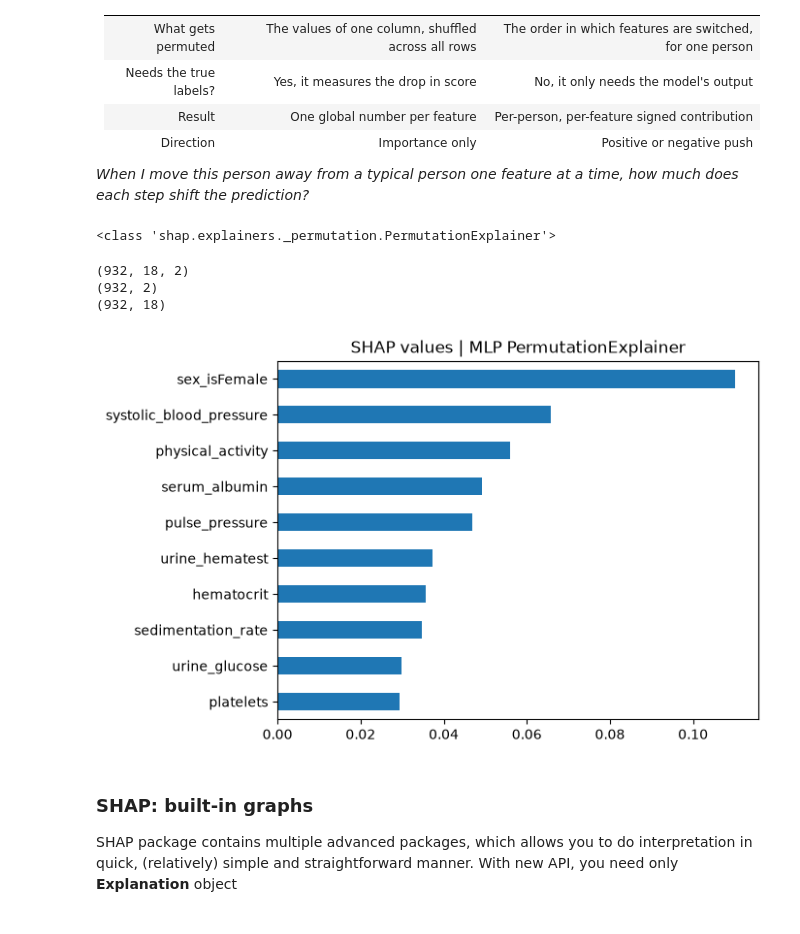
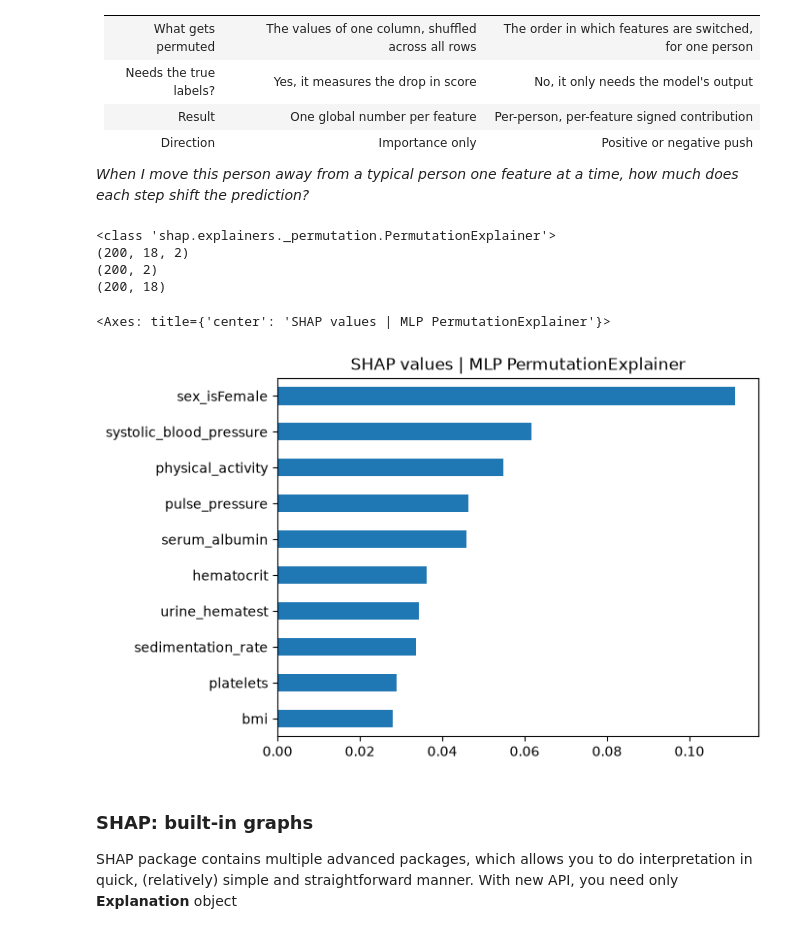
Before and after one commit to bioinformaticsdotca/MLE_Hal-2610, a Jupyter notebook: module-4.ipynb, the cells around one changed output. Cells and saved outputs as stored; diff of their text form; code cells hidden in the pictures.

```diff
--- a/module-4.ipynb
+++ b/module-4.ipynb
@@ -70,7 +73,7 @@ def performance_eval(y_test, y_pred, y_score):
 
     # Evaluation
     print(f"Accuracy : {accuracy:.2%} | of all test samples, fraction where y_pred == y_test")
-    print(f"F1 score : {f1:.2%} | harmonic mean of precision (how many of the positive predictions made by the model are actually correct) and recall (how many of the actual positive cases were correctly identified by the model)")
+    print(f"F1 score : {f1:.2%} | is the harmonic mean of precision (how many of the positive predictions made by the model are actually correct) and recall (how many of the actual positive cases were correctly identified by the model)")
 
     roc_auc=roc_auc_score(y_test, y_score)
 
@@ -85,13 +88,20 @@ def plot_features(vals, cols, title="Chart", top_n=10):
     plt.tight_layout()
     plt.show()
 
-
 # Function for visualization of the results
 # We need: values to plot, labels/columns, title for fun
 
 def plot_features_pd(vals, cols, title="Chart", top_features=10):
-    series = pd.Series(vals, index=cols).nlargest(top_features)[::-1]
-    series.plot.barh(title=title)
+    series = pd.Series(vals, index=cols)
+    series_top = series.nlargest(top_features)[::-1]
+
+    # xerr = pd.Series(errs, index=cols).loc[top.index]
+
+    graph=series_top.plot.barh(title=title)
+
+    # xerr = pd.Series(errs, index=cols).loc[top.index]
+
+    return graph
 
     # pd.Series(vals, index=cols).nlargest(10).plot.bar(title=title, rot=45) # Label offset issue
 # %% [markdown]
@@ -425,22 +440,23 @@ MLP_explainer=shap.Explainer(
     )
 print(type(MLP_explainer))
 
-MLP_sv=MLP_explainer(X_test_scaled) # Contains values, base_values, data, feature_names
-print(MLP_sv.values.shape)      # shap values per feature per class
-print(MLP_sv.base_values.shape) # samples x classes instead of probabilites of classes
-print(MLP_sv.data.shape)
+MLP_sv_scaled=MLP_explainer(X_test_scaled_small) # Contains values, base_values, data, feature_names
+print(MLP_sv_scaled.values.shape)      # shap values per feature per class
+print(MLP_sv_scaled.base_values.shape) # samples x classes instead of probabilites of classes
+print(MLP_sv_scaled.data.shape)
 # %% [output]
 <class 'shap.explainers._permutation.PermutationExplainer'>
+(200, 18, 2)
+(200, 2)
+(200, 18)
-(932, 18, 2)
-(932, 2)
-(932, 18)
 # %%
-MLP_sv_only=MLP_sv.values[:,:,1]
-MLP_sv_mean=np.abs(MLP_sv_only).mean(axis=0)
+MLP_sv_values=MLP_sv_scaled.values[:,:,1]
+MLP_sv_mean=np.abs(MLP_sv_values).mean(axis=0)
 
 plot_features_pd(MLP_sv_mean, X.columns, "SHAP values | MLP PermutationExplainer")
 # %% [output]
+<Axes: title={'center': 'SHAP values | MLP PermutationExplainer'}>
-[figure, old version]
+[figure, new version]
 # %% [markdown]
 ### SHAP: built-in graphs
 
```
Also changed, not shown: parts of 56 cells of this notebook.
